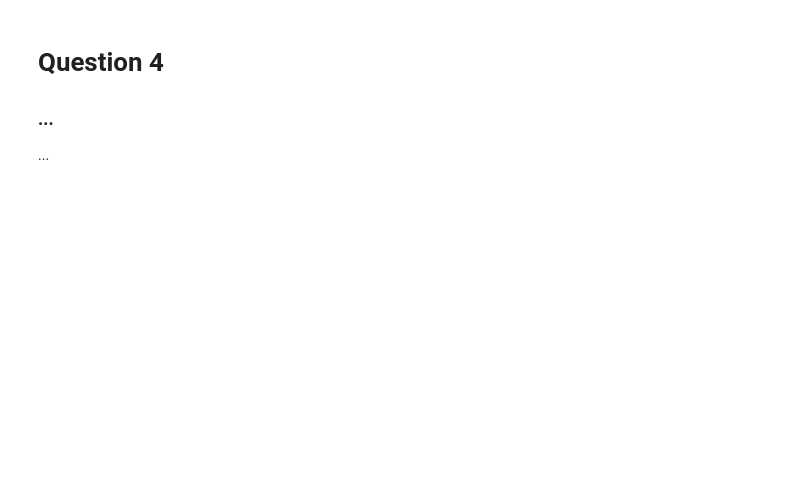
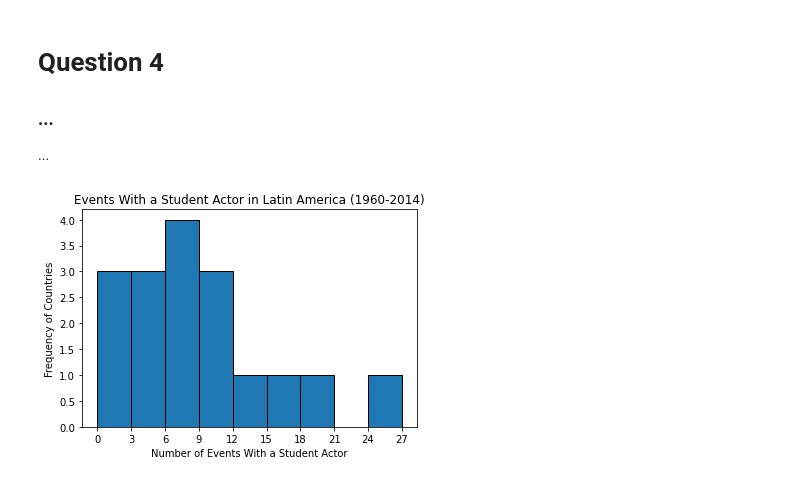
Before and after one commit to andrewcheung27/csc365-lab8, a Jupyter notebook: Lab8-acheun29.ipynb, the cells around one changed output. Drawn from its saved outputs; the diff is of its cells as text; code cells hidden in the pictures; blank space fills up the shorter version.

```diff
--- a/Lab8-acheun29.ipynb
+++ b/Lab8-acheun29.ipynb
@@ -25,18 +25,14 @@ def execute_sql(cursor):
 
     cursor.execute("WITH total AS "
                         "(SELECT YEAR(e.StartDate) AS EventYear, COUNT(*) AS NumEvents "
-                        "FROM Events AS e, Cities, Countries "
-                        "WHERE e.City = Cities.CityId "
-                            "AND Cities.Country = Countries.ISO3 "
-                            "AND YEAR(e.StartDate) >= 1960 "
+                        "FROM Events AS e "
+                        "WHERE YEAR(e.StartDate) >= 1960 "
                             "AND YEAR(e.StartDate) <= 2014 "
                         "GROUP BY YEAR(e.StartDate)), "
                    "withdeath AS "
                         "(SELECT YEAR(e.StartDate) AS EventYear, COUNT(*) AS NumEvents "
-                        "FROM Events AS e, Cities, Countries "
-                        "WHERE e.City = Cities.CityId "
-                            "AND Cities.Country = Countries.ISO3 "
-                            "AND YEAR(e.StartDate) >= 1960 "
+                        "FROM Events AS e "
+                        "WHERE YEAR(e.StartDate) >= 1960 "
                             "AND YEAR(e.StartDate) <= 2014 "
                             # deathFlag = 1 means there was at least one death
                             "AND e.deathFlag = 1 "
@@ -375,3 +375,84 @@ if __name__ == "__main__":
 ### ...
 
 ...
+# %%
+import matplotlib.pyplot as plt
+import mysql.connector
+from mysql.connector import Error
+import pandas as pd
+
+
+def execute_sql(cursor):
+    cursor.execute("USE LAB8;")
+
+    cursor.execute("WITH with_students AS "
+                       "(SELECT Countries.Country, COUNT(DISTINCT e.eventID) AS Num "
+                       "FROM Events AS e, EventActors AS ea, EventTargets AS et, Cities, Countries "
+                       "WHERE e.City = Cities.CityID "
+                            "AND ea.eventID = e.eventID "
+                            "AND et.eventID = e.eventID "
+                            "AND Cities.Country = Countries.ISO3 "
+                            "AND Countries.Region = 'Latin America' "
+                            "AND INSTR(ea.actor, 'Students') > 0 "
+                            # "AND YEAR(e.StartDate) < 2000 "
+                            "AND YEAR(e.StartDate) >= 1964 "
+                            "AND YEAR(e.StartDate) <= 2014 "
+                       "GROUP BY Countries.Country) "
+                    "SELECT Country, IFNULL(Num, 0) AS EventsWithStudentActor "
+                    "FROM (SELECT Country FROM Countries WHERE Region = 'Latin America') AS latam"
+                        "LEFT JOIN with_students USING(Country) "
+                    "ORDER BY EventsWithStudentActor DESC;")
+
+    records = cursor.fetchall()
+    df = pd.DataFrame(records, columns=["Country", "NumEvents"])
+
+    bins = [0, 3, 6, 9, 12, 15, 18, 21, 24, 27]
+    ax = plt.subplots()[1]
+    ax.set_xticks(bins)
+
+    plt.hist(df["NumEvents"].tolist(), bins=bins, ec="black")
+    plt.title("Events With a Student Actor in Latin America (1960-2014)")
+    plt.xlabel("Number of Events With a Student Actor")
+    plt.ylabel("Frequency of Countries")
+    plt.show()
+
+    print("\n\n", df)
+
+
+def main():
+    pwdFilename = "account.info"
+    try:
+        pwdFile = open(pwdFilename, "r")
+        userName = pwdFile.readline().strip()
+        dbName = userName
+        passString = pwdFile.readline().strip()
+    except FileNotFoundError as e:
+        print(e)
+        return 1
+
+    hostName = "mysql.labthreesixfive.com"
+    portName = "3306"
+
+    connector = None
+    cursor = None
+    try:
+        connector = mysql.connector.connect(host=hostName, port=portName,
+                                            database=dbName, user=userName,
+                                            password=passString)
+        cursor = connector.cursor()
+        execute_sql(cursor)
+
+    except Error as e:
+        print("connection error:", e)
+
+    finally:
+        if connector is not None and connector.is_connected():
+            if cursor is not None:
+                cursor.close()
+            connector.close()
+
+
+if __name__ == "__main__":
+    main()
+# %% [output]
+[figure, added]
```
Also changed, not shown: parts of 10 cells of this notebook.
